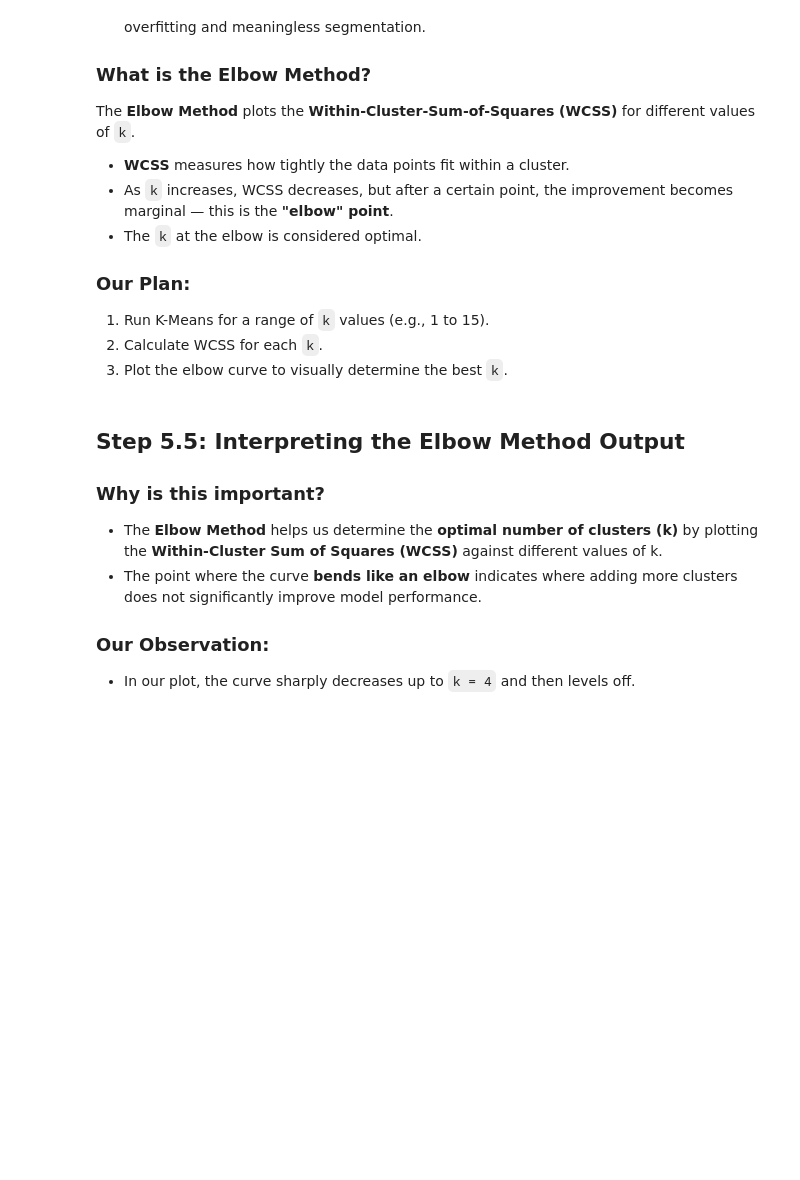
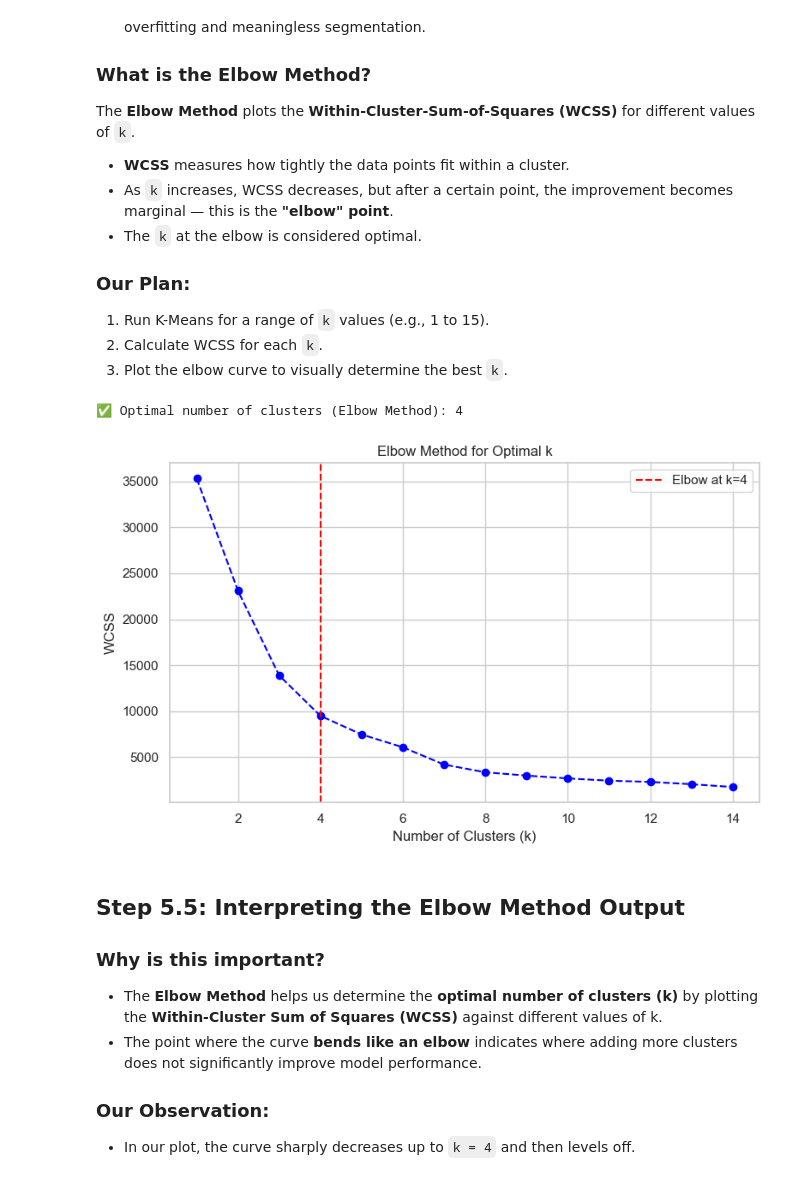
Before and after one commit to ibtj21/DSA2040A_DataMining_Group-6, a Jupyter notebook: notebooks/2_data_mining.ipynb, the cells around one changed output. Saved outputs shown, nothing was run; the diff lists cells and outputs as text; code cells hidden in the pictures; blank space fills up the shorter version.

Commit message:
update 2_data_mining.ipynb by adding graph - Hana

```diff
--- a/notebooks/2_data_mining.ipynb
+++ b/notebooks/2_data_mining.ipynb
@@ -181,6 +181,41 @@ The **Elbow Method** plots the **Within-Cluster-Sum-of-Squares (WCSS)** for diff
 1. Run K-Means for a range of `k` values (e.g., 1 to 15).
 2. Calculate WCSS for each `k`.
 3. Plot the elbow curve to visually determine the best `k`.
+# %%
+# PART 1: Elbow Method - Find Optimal k
+from sklearn.cluster import KMeans
+import matplotlib.pyplot as plt
+from kneed import KneeLocator
+
+# Assumes 'scaled_df' is already defined and contains scaled features
+
+wcss = []
+K_range = range(1, 15)
+
+for k in K_range:
+    kmeans = KMeans(n_clusters=k, random_state=42, n_init='auto')
+    kmeans.fit(scaled_df)
+    wcss.append(kmeans.inertia_)
+
+# Automatically find elbow
+knee = KneeLocator(K_range, wcss, curve='convex', direction='decreasing')
+optimal_k = knee.elbow
+print(f"✅ Optimal number of clusters (Elbow Method): {optimal_k}")
+
+# Plot elbow curve
+plt.figure(figsize=(8, 5))
+plt.plot(K_range, wcss, marker='o', linestyle='--', color='blue')
+plt.axvline(x=optimal_k, color='red', linestyle='--', label=f'Elbow at k={optimal_k}')
+plt.title('Elbow Method for Optimal k')
+plt.xlabel('Number of Clusters (k)')
+plt.ylabel('WCSS')
+plt.grid(True)
+plt.legend()
+plt.tight_layout()
+plt.show()
+# %% [output]
+✅ Optimal number of clusters (Elbow Method): 4
+[figure, added]
 # %% [markdown]
 ##  Step 5.5: Interpreting the Elbow Method Output
 
```
